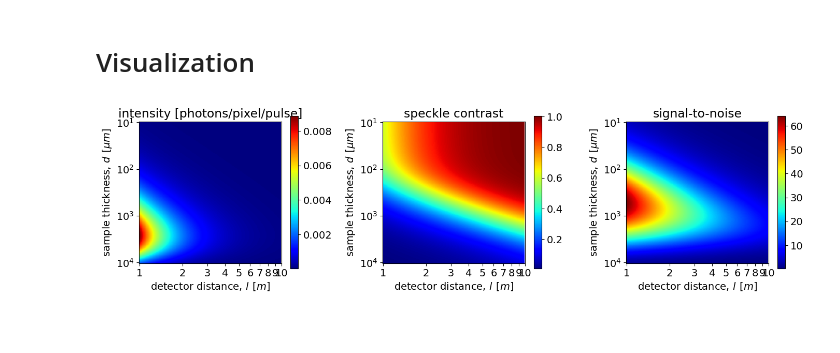
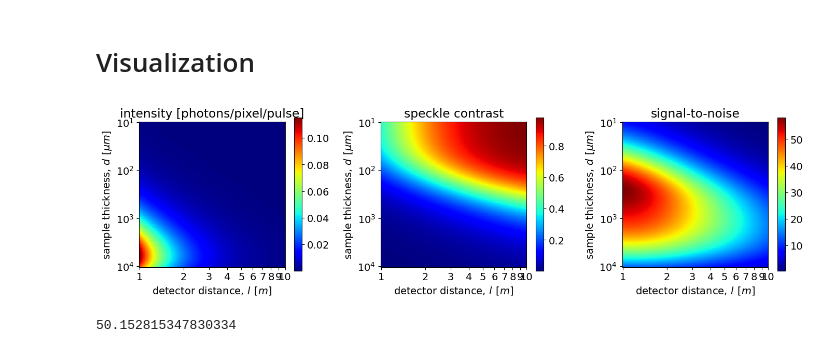
Before and after one commit to haoyuanli93/SpeckleContrastEstimation, a Jupyter notebook: Demo/Get Water Intensity and Contrast Estimation (high Q) (0.1A) LX92.ipynb, the cells around one changed output. Drawn from its saved outputs; the diff is of its cells as text; code cells hidden in the pictures; blank space fills up the shorter version.

```diff
--- a/Demo/Get Water Intensity and Contrast Estimation (high Q) (0.1A) LX92.ipynb
+++ b/Demo/Get Water Intensity and Contrast Estimation (high Q) (0.1A) LX92.ipynb
@@ -127,20 +115,7 @@ FileNotFoundError: C:/Users/haoyuan/Desktop/PosDoc/WaterContrastEstimation/Jupyt
-# %%
-fig, axes = plt.subplots(nrows=1, ncols=1)
-
-for x in range(len(H2O_runs)):
-    axes.plot(data_holder[x][:,0], data_holder[x][:,1], label="{} C".format(H2O_temp[x]))
-
-plt.xlabel("Q in A^-1", fontsize=15)
-plt.ylabel("I(Q) ", fontsize=15)
-#plt.xlim([expParams['Q'] * 0.5, expParams['Q'] * 1.5])
-#plt.ylim([0,600])
-plt.title("WAXS Data", fontsize=15)
-plt.legend()
-plt.show()
 # %% [markdown]
 # Calculate the Differential Cross Section
 # %%
-my_density = 0.614 # g / ml
+my_density = 0.273 # g / ml
 
 my_molecule = MoleculeZoo.molecule_zoo['H2O']
 atten_length = IntensityEstimation.get_attenuation_length_cm(molecule_structure=my_molecule,
@@ -148,11 +123,11 @@ atten_length = IntensityEstimation.get_attenuation_length_cm(molecule_structure=
                                                              density=my_density)
 atten_length *= 1e-2
 # %%
-photon_energy = 10.  # keV
-I_in = 2e8  # incoming xray flux [photons/sec] at 14keV
-l    = 2.5         # sample-to-detector distance [m]
+photon_energy = 9.5  # keV
+I_in = 1e9  # incoming xray flux [photons/sec] at 14keV
+l    = 1.6         # sample-to-detector distance [m]
 p    = 50.0 *1e-6  # detector pixel size [m]
-d    = 0.9  *1e-3  # sample thickness [m]
+d    = 0.8  *1e-3  # sample thickness [m]
 
 # solid angle covered by a single detector pixel
 omega = (p / l)**2
@@ -161,7 +136,7 @@ omega = (p / l)**2
 d_eff = d * np.exp( - d / atten_length)
 
 # Get the scatterred intensity at the specified Q value
-I_out = 1e-3
+I_out = 0.015
 
 # Get the cross section
 diff_cross = I_out / (omega * d_eff * I_in) #  30 C
@@ -172,7 +147,7 @@ The differential cross section at 30 C is 18.64 [1/m]
 # %% [markdown]
 # Get the estimated scattering intensity at LCLS
 # %%
-incident_pulse_energy = 10.  # uJ
+incident_pulse_energy = 10. * 5  # uJ
 incident_pulse_energy_in_eV = incident_pulse_energy *  6241506479963.2
 
 efficiency_per_branch = 0.03 # Transmission efficiency per branch of the split delay
@@ -234,32 +209,32 @@ ax[1].set_xlabel('detector distance, '+r'$l \:\: [m]$')
 ax[1].set_ylabel('sample thickness, '+r'$d \:\: [\mu m]$')
 ax[1].set_title('speckle contrast')
 
 ax[1].set_xticks([100 * np.log10(x + 1) for x in range(10)])
 ax[1].set_xticklabels(["{}".format(x + 1) for x in range(10)])
 ax[1].set_yticks([33 * x for x in range(4)])
 ax[1].set_yticklabels(["$10^{}$".format(x + 1) for x in range(4)])
 
 fig.colorbar(im,ax=ax[1])
 
 
 #signal-to-noise ratio
-N_shots = 2. * 120. * 3600.     # number of shots per condition
+N_shots = 1e5     # number of shots per condition
 snr_map = inty_map * beta_map_2 * np.sqrt(N_shots) * np.sqrt(pixel_num_fit[np.newaxis, :])/(2*(1+beta_map_2))
 
 im = ax[2].imshow(snr_map,cmap='jet')
 ax[2].set_xlabel('detector distance, '+r'$l \:\: [m]$')
 ax[2].set_ylabel('sample thickness, '+r'$d \:\: [\mu m]$')
 ax[2].set_title('signal-to-noise')
 
 ax[2].set_xticks([100 * np.log10(x + 1) for x in range(10)])
 ax[2].set_xticklabels(["{}".format(x + 1) for x in range(10)])
 ax[2].set_yticks([33 * x for x in range(4)])
 ax[2].set_yticklabels(["$10^{}$".format(x + 1) for x in range(4)])
 
 fig.colorbar(im,ax=ax[2])
 
 
 plt.tight_layout()
 plt.show()
 # %% [output]
-[figure, old version]
+[figure, new version]
@@ -265,0 +244,4 @@ plt.show()
+# %%
+snr_map[thickness_idx, det_idx]
+# %% [output]
+50.152815347830334
```
Also changed, not shown: parts of 8 cells of this notebook, 2 other files.
